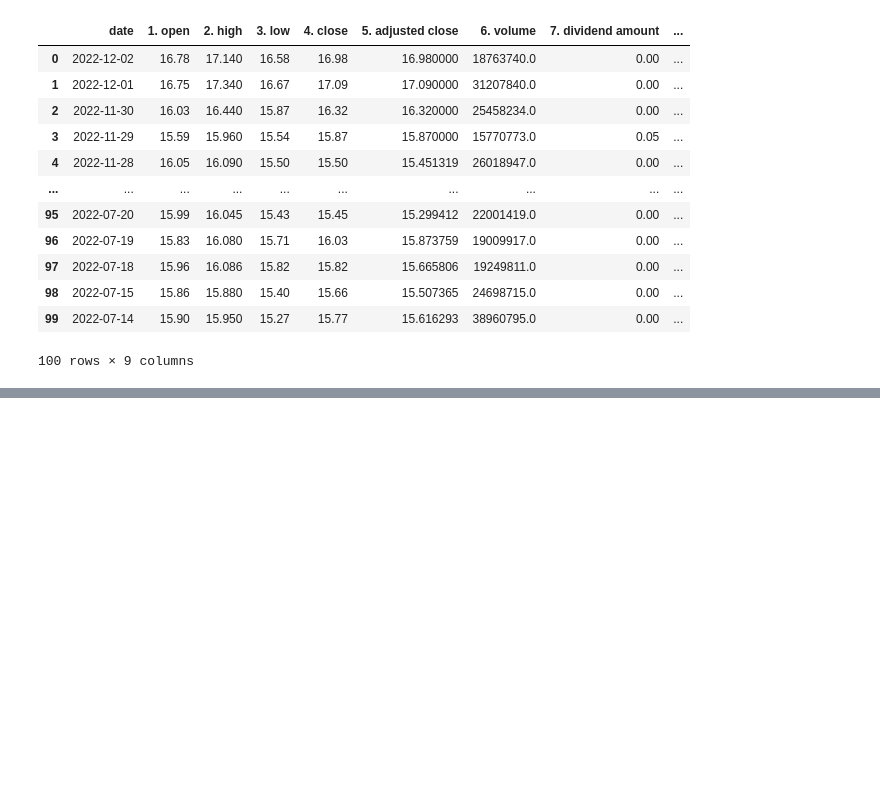
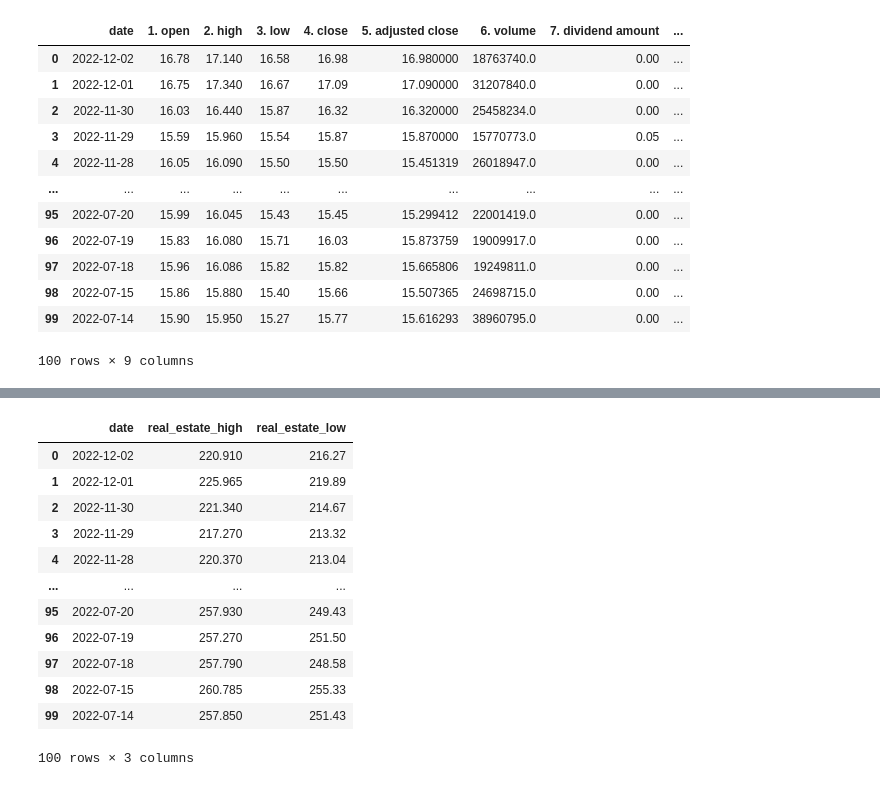
Before and after one commit to AIDA-Saskatchewan-polytechnic/Final_project_by_Naveen-Nilesh, a Jupyter notebook: Source/final_project.ipynb, the cells around one changed output, grey strips where cells are left out. Saved outputs shown, nothing was run; the diff lists cells and outputs as text; code cells hidden in the pictures; blank space fills up the shorter version.

```diff
--- a/Source/final_project.ipynb
+++ b/Source/final_project.ipynb
@@ -201,0 +256,18 @@ dataFrame_precious_metals
+# %%
+#Renaming and accessing only date, daily high and low data of Real Estate market
+dataFrame_real_estate = dataFrame_real_estate[['date','2. high','3. low']].rename(columns={"2. high":"real_estate_high","3. low":"real_estate_low"})
+dataFrame_real_estate
+# %% [output]
+|  | date | real_estate_high | real_estate_low |
+| 0 | 2022-12-02 | 220.910 | 216.27 |
+| 1 | 2022-12-01 | 225.965 | 219.89 |
+| 2 | 2022-11-30 | 221.340 | 214.67 |
+| 3 | 2022-11-29 | 217.270 | 213.32 |
+| 4 | 2022-11-28 | 220.370 | 213.04 |
+| ... | ... | ... | ... |
+| 95 | 2022-07-20 | 257.930 | 249.43 |
+| 96 | 2022-07-19 | 257.270 | 251.50 |
+| 97 | 2022-07-18 | 257.790 | 248.58 |
+| 98 | 2022-07-15 | 260.785 | 255.33 |
+| 99 | 2022-07-14 | 257.850 | 251.43 |
+100 rows × 3 columns
```
Also changed, not shown: parts of 4 cells of this notebook.
